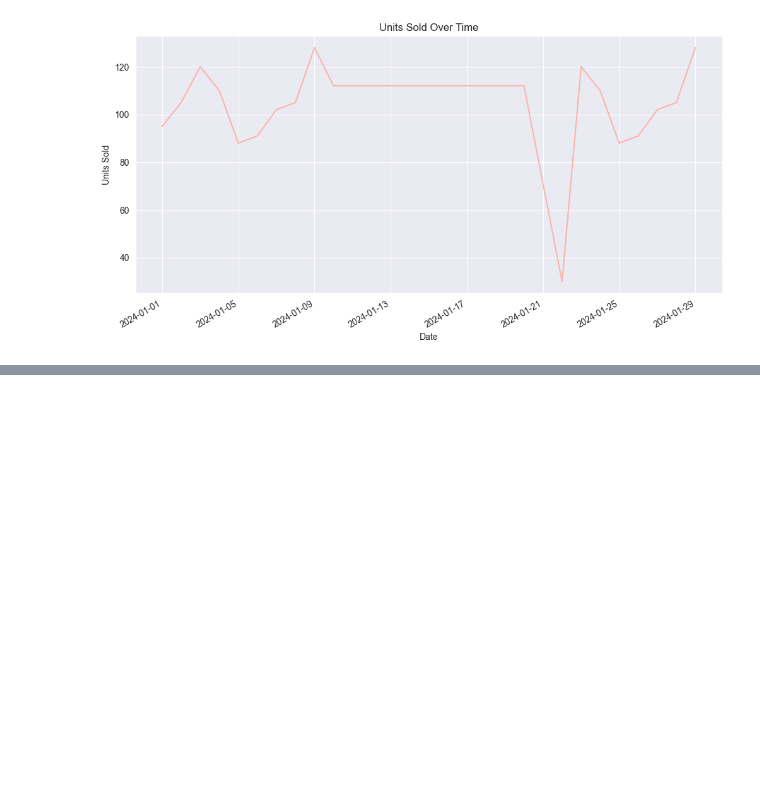
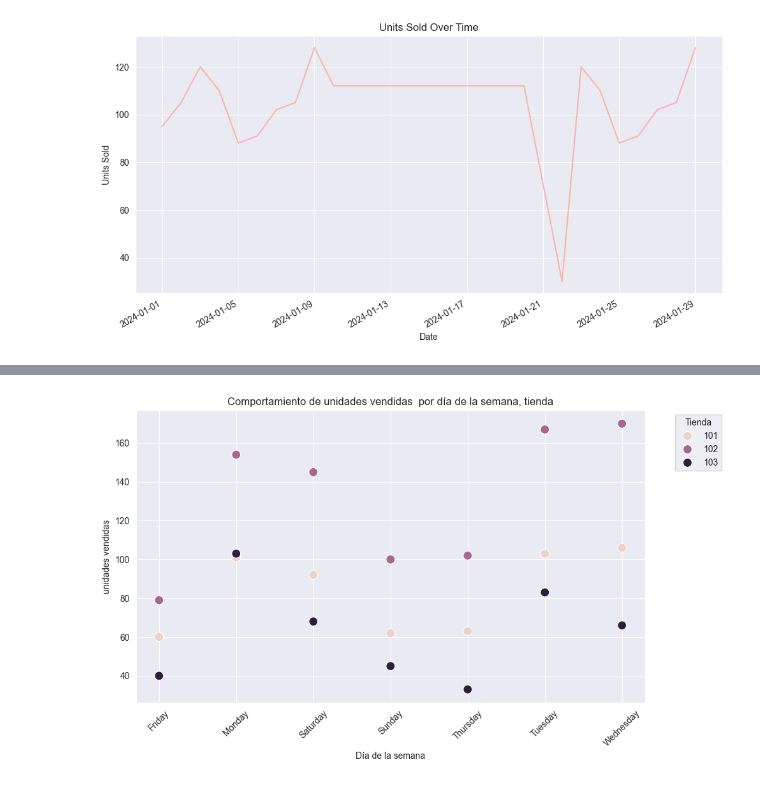
Before and after one commit to nicoherza-pascu/Club_IA-2, a Jupyter notebook: practica.ipynb, the cells around one changed output, grey strips where cells are left out. Saved outputs shown, nothing was run; the diff lists cells and outputs as text; code cells hidden in the pictures; blank space fills up the shorter version.

Commit message:
graficas por dias de la semana

```diff
--- a/practica.ipynb
+++ b/practica.ipynb
@@ -182,0 +180,6 @@ df['dia_semana'] = df['Date'].dt.day_name()
+# %%
+df_clean['Date'] = pd.to_datetime(df_clean['Date'])
+df_clean['dia_semana'] = df_clean['Date'].dt.day_name()
+df_agrupado = df_clean.groupby(['dia_semana', 'Store'])['Units_Sold'].sum().reset_index()
+dias_ordenados = ['Monday', 'Tuesday', 'Wednesday', 'Thursday', 'Friday', 'Saturday', 'Sunday']
+df_agrupado.head()
@@ -182,0 +203,16 @@ df['dia_semana'] = df['Date'].dt.day_name()
+# %%
+
+
+plt.figure(figsize=(10,6))
+sns.scatterplot(data = df_agrupado, x='dia_semana', y='Units_Sold', hue='Store', s=100)
+
+
+plt.title('Comportamiento de unidades vendidas  por día de la semana, tienda')
+plt.ylabel('unidades vendidas')
+plt.xlabel('Día de la semana')
+plt.xticks(rotation=45)
+plt.legend(title='Tienda', bbox_to_anchor=(1.05, 1), loc='upper left')
+plt.tight_layout()
+plt.show()
+# %% [output]
+[figure, added]
```
Also changed, not shown: parts of 5 cells of this notebook.
